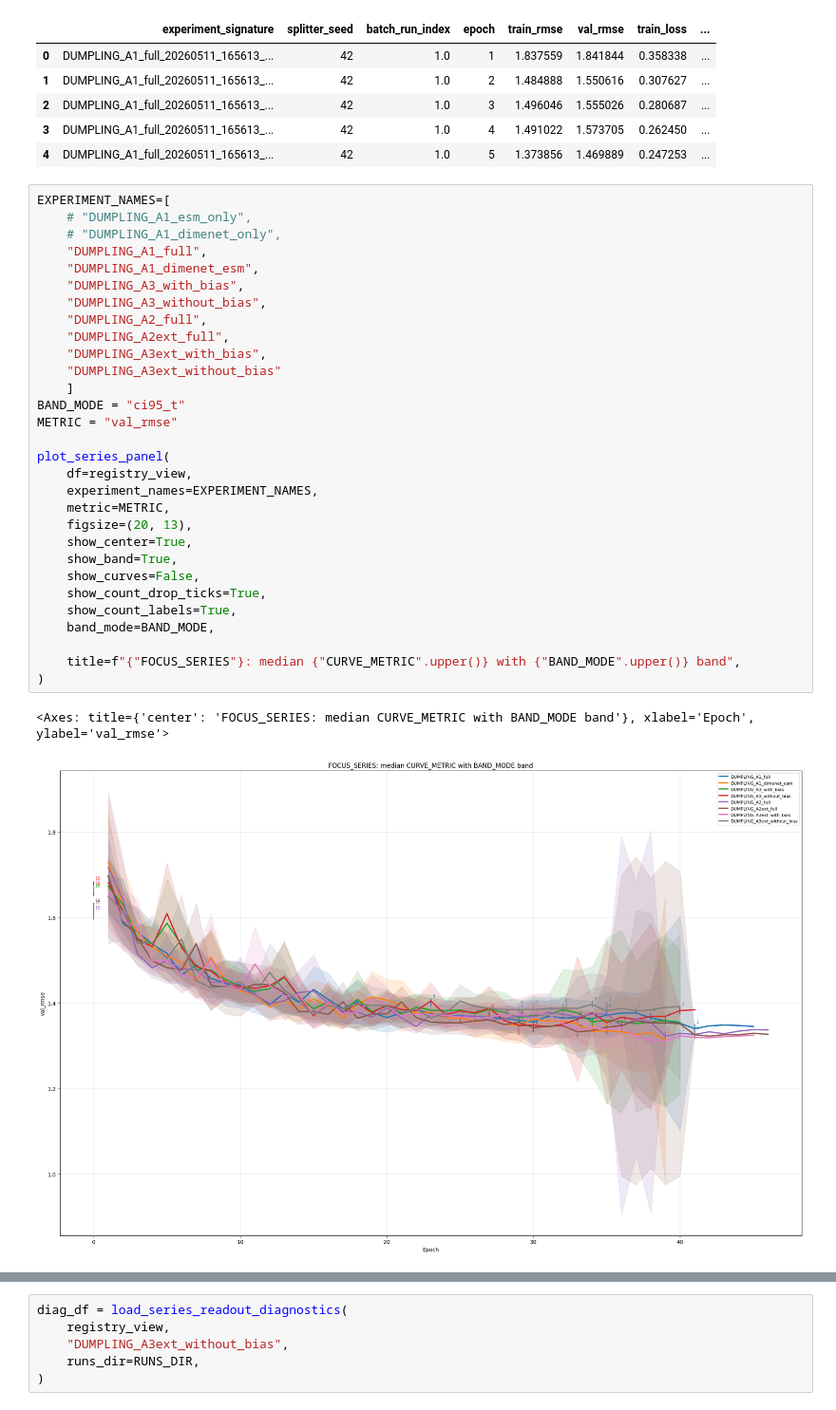
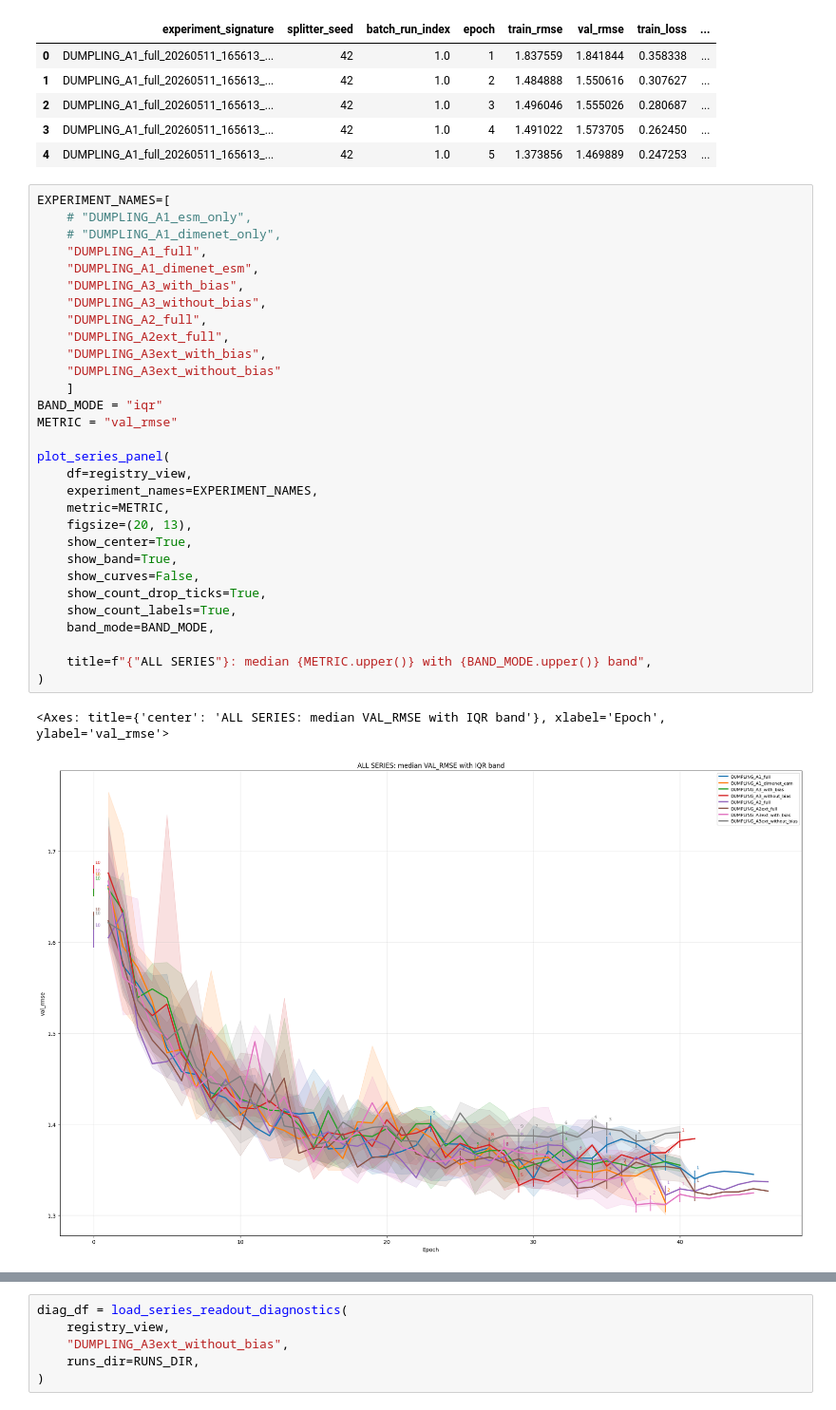
Before and after one commit to BlackSabbitch/DUMPLINGs, a Jupyter notebook: series_analysis.ipynb, the cells around one changed output, grey strips where cells are left out. Shown at 95% size. Saved outputs shown, nothing was run; the diff lists cells and outputs as text.

```diff
--- a/series_analysis.ipynb
+++ b/series_analysis.ipynb
@@ -75,35 +75,35 @@ history rows: 5640
 # %%
 EXPERIMENT_NAMES=[
     # "DUMPLING_A1_esm_only",
     # "DUMPLING_A1_dimenet_only",
     "DUMPLING_A1_full",
     "DUMPLING_A1_dimenet_esm",
     "DUMPLING_A3_with_bias",
     "DUMPLING_A3_without_bias",
     "DUMPLING_A2_full",
     "DUMPLING_A2ext_full",
     "DUMPLING_A3ext_with_bias",
     "DUMPLING_A3ext_without_bias"
     ]
-BAND_MODE = "ci95_t"
+BAND_MODE = "iqr"
 METRIC = "val_rmse"
 
 plot_series_panel(
     df=registry_view,
     experiment_names=EXPERIMENT_NAMES,
     metric=METRIC,
     figsize=(20, 13),
     show_center=True,
     show_band=True,
     show_curves=False,
     show_count_drop_ticks=True,
     show_count_labels=True,
     band_mode=BAND_MODE,
 
-    title=f"{"FOCUS_SERIES"}: median {"CURVE_METRIC".upper()} with {"BAND_MODE".upper()} band",
+    title=f"{"ALL SERIES"}: median {METRIC.upper()} with {BAND_MODE.upper()} band",
 )
 # %% [output]
-<Axes: title={'center': 'FOCUS_SERIES: median CURVE_METRIC with BAND_MODE band'}, xlabel='Epoch', ylabel='val_rmse'>
+<Axes: title={'center': 'ALL SERIES: median VAL_RMSE with IQR band'}, xlabel='Epoch', ylabel='val_rmse'>
-[figure, old version]
+[figure, new version]
 # %%
 EXPERIMENT_NAMES=[
```
Also changed, not shown: parts of 1 cell of this notebook, 20 other files.
